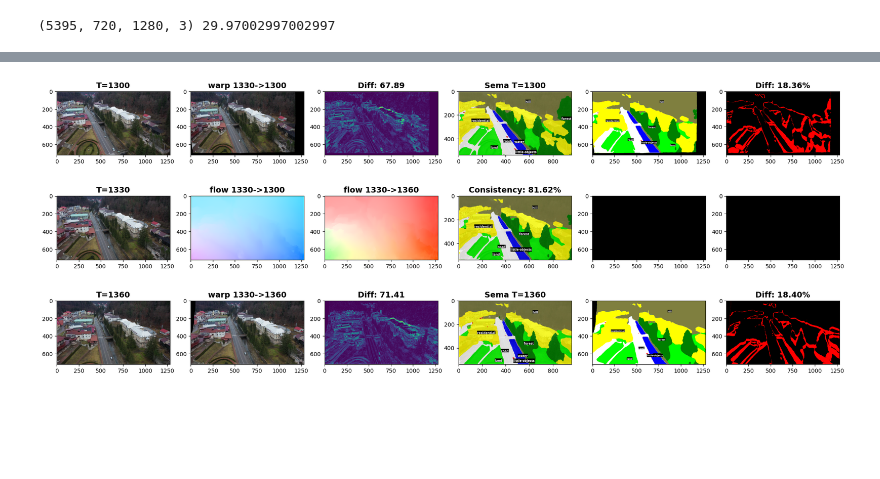
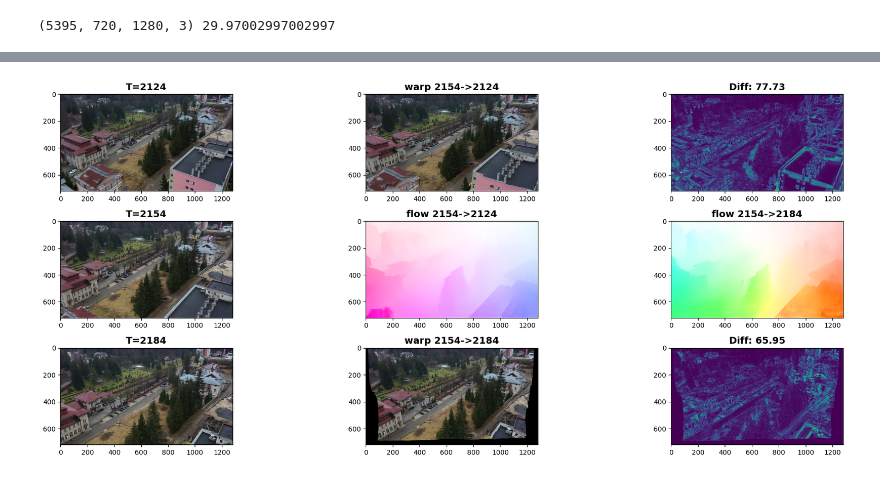
Before and after one commit to Meehai/video-representations-extractor, a Jupyter notebook: examples/flow_warping_consistency/flow_warping_consistency.ipynb, the cells around one changed output, grey strips where cells are left out. Drawn from its saved outputs; the diff is of its cells as text; code cells hidden in the pictures; blank space fills up the shorter version.

```diff
--- a/examples/flow_warping_consistency/flow_warping_consistency.ipynb
+++ b/examples/flow_warping_consistency/flow_warping_consistency.ipynb
@@ -12,7 +12,7 @@ from vre import FFmpegVideo
 from vre_repository.optical_flow.raft import FlowRaft
 from vre_repository.semantic_segmentation.safeuav import SafeUAV
 
-device = "cuda" if tr.cuda.is_available() else "cpu"
+device = "cpu"#"cuda" if tr.cuda.is_available() else "cpu"
 
 %load_ext autoreload
 %autoreload 2
@@ -77,15 +78,15 @@ delta = 30
 raft_r.delta = delta
 raft_l.delta = -delta
 
-ixs = sorted([np.random.randint(0, len(video) - 1) for _ in range(mb)])
-# ixs = [900]
+ixs = sorted([np.random.randint(delta, len(video) - delta - 1) for _ in range(mb)])
+ixs = [2154]
 ixs_l = [ix + raft_l.delta for ix in ixs]
 ixs_r = [ix + raft_r.delta for ix in ixs]
 print(f"{ixs=}, {ixs_l=}, {ixs_r=}")
 
 rgbs = video[ixs]
-rgb_l = video[ixs_l]
-rgb_r = video[ixs_r]
+rgbs_l = video[ixs_l]
+rgbs_r = video[ixs_r]
 
 flow_l = vre_inference(raft_l, video, ixs)
 flow_r = vre_inference(raft_r, video, ixs)
@@ -93,46 +94,48 @@ flow_l_img = raft_l.make_images(raft_l.data)
 flow_r_img = raft_r.make_images(raft_r.data)
 
 print(np.array(flow_l).reshape(-1, 2).mean(0), "\n", np.array(flow_r).reshape(-1, 2).mean(0))
-rgb_warp_l = warp_image_torch(rgbs, flow_l)
-rgb_warp_r = warp_image_torch(rgbs, flow_r)
+rgb_warp_l = warp_image(rgbs, flow_l)
+rgb_warp_r = warp_image(rgbs, flow_r)
 Mask_l = rgb_warp_l.sum(-1, keepdims=True) != 0
 Mask_r = rgb_warp_r.sum(-1, keepdims=True) != 0
 
-diffs_l = ((rgb_l.astype(np.float32) - rgb_warp_l).__abs__() * Mask_l).sum(-1)
-diffs_r = ((rgb_r.astype(np.float32) - rgb_warp_r).__abs__() * Mask_r).sum(-1)
-# diffs_l2 = ((rgb_l.astype(np.float32) - rgb_warp_r).__abs__() * Mask_l).sum(-1)
-# diffs_r2 = ((rgb_r.astype(np.float32) - rgb_warp_l).__abs__() * Mask_r).sum(-1)
+diffs_l = ((rgbs_l.astype(np.float32) - rgb_warp_l).__abs__() * Mask_l).sum(-1)
+diffs_r = ((rgbs_r.astype(np.float32) - rgb_warp_r).__abs__() * Mask_r).sum(-1)
+diffs_l2 = ((rgbs_l.astype(np.float32) - rgb_warp_r).__abs__() * Mask_l).sum(-1)
+diffs_r2 = ((rgbs_r.astype(np.float32) - rgb_warp_l).__abs__() * Mask_r).sum(-1)
+print(diffs_l.mean(), diffs_l2.mean())
+print(diffs_r.mean(), diffs_r2.mean())
 
-sema = vre_inference(safeuav, video, ixs).argmax(-1)
-sema_img = safeuav.make_images(safeuav.data)
-sema_l = vre_inference(safeuav, video, ixs_l).argmax(-1)
-sema_l_img = safeuav.make_images(safeuav.data)
-sema_r = vre_inference(safeuav, video, ixs_r).argmax(-1)
-sema_r_img = safeuav.make_images(safeuav.data)
+# sema = vre_inference(safeuav, video, ixs).argmax(-1)
+# sema_img = safeuav.make_images(safeuav.data)
+# sema_l = vre_inference(safeuav, video, ixs_l).argmax(-1)
+# sema_l_img = safeuav.make_images(safeuav.data)
+# sema_r = vre_inference(safeuav, video, ixs_r).argmax(-1)
+# sema_r_img = safeuav.make_images(safeuav.data)
 
-sema_warp_l = warp_image_torch(sema[..., None], flow_l)[..., 0].round().astype(np.uint8)
-sema_warp_r = warp_image_torch(sema[..., None], flow_r)[..., 0].round().astype(np.uint8)
+# sema_warp_l = warp_image_torch(sema[..., None], flow_l)[..., 0].round().astype(np.uint8)
+# sema_warp_r = warp_image_torch(sema[..., None], flow_r)[..., 0].round().astype(np.uint8)
 
-sema_warp_l_img = colorize_semantic_segmentation(sema_warp_l, safeuav.classes, safeuav.color_map) * Mask_l
-sema_warp_r_img = colorize_semantic_segmentation(sema_warp_r, safeuav.classes, safeuav.color_map) * Mask_r
-red = np.array([[0, 0, 0], [255, 0, 0]])
-diff_sema_l = ((sema_l != sema_warp_l) * Mask_l[..., 0]).astype(int)
-diff_sema_r = ((sema_r != sema_warp_r) * Mask_r[..., 0]).astype(int)
-score = 1 - (diff_sema_l + diff_sema_r) / 2
+# sema_warp_l_img = colorize_semantic_segmentation(sema_warp_l, safeuav.classes, safeuav.color_map) * Mask_l
+# sema_warp_r_img = colorize_semantic_segmentation(sema_warp_r, safeuav.classes, safeuav.color_map) * Mask_r
+# red = np.array([[0, 0, 0], [255, 0, 0]])
+# diff_sema_l = ((sema_l != sema_warp_l) * Mask_l[..., 0]).astype(int)
+# diff_sema_r = ((sema_r != sema_warp_r) * Mask_r[..., 0]).astype(int)
+# score = 1 - (diff_sema_l + diff_sema_r) / 2
 
 for i in range(mb):
-    fig, ax = plt.subplots(3, 6, figsize=(20, 8))
+    fig, ax = plt.subplots(3, 3, figsize=(20, 8))
     ax[0, 0].set_title(f"T={ixs_l[i]}", fontsize=14, fontweight="bold")
-    ax[0, 0].imshow(rgb_l[i])
+    ax[0, 0].imshow(rgbs_l[i])
     ax[0, 1].set_title(f"warp {ixs[i]}->{ixs_l[i]}", fontsize=14, fontweight="bold")
     ax[0, 1].imshow(rgb_warp_l[i].round().astype(np.uint8))
     ax[0, 2].set_title(f"Diff: {diffs_l.mean().item():.2f}", fontsize=14, fontweight="bold")
     ax[0, 2].imshow(mm(diffs_l[i]))
-    ax[0, 3].set_title(f"Sema T={ixs_l[i]}", fontsize=14, fontweight="bold")
-    ax[0, 3].imshow(sema_l_img[i])
-    ax[0, 4].imshow(sema_warp_l_img[i])
-    ax[0, 5].set_title(f"Diff: {diff_sema_l[i].mean()*100:.2f}%", fontsize=14, fontweight="bold")
-    ax[0, 5].imshow(red[diff_sema_l[i]])
+    # ax[0, 3].set_title(f"Sema T={ixs_l[i]}", fontsize=14, fontweight="bold")
+    # ax[0, 3].imshow(sema_l_img[i])
+    # ax[0, 4].imshow(sema_warp_l_img[i])
+    # ax[0, 5].set_title(f"Diff: {diff_sema_l[i].mean()*100:.2f}%", fontsize=14, fontweight="bold")
+    # ax[0, 5].imshow(red[diff_sema_l[i]])
 
     ax[1, 0].set_title(f"T={ixs[i]}", fontsize=14, fontweight="bold")
     ax[1, 0].imshow(video[ixs[i]])
@@ -140,22 +143,22 @@ for i in range(mb):
     ax[1, 1].imshow(flow_l_img[i])
     ax[1, 2].set_title(f"flow {ixs[i]}->{ixs_r[i]}", fontsize=14, fontweight="bold")
     ax[1, 2].imshow(flow_r_img[i])
-    ax[1, 3].set_title(f"Consistency: {score[i].mean() * 100:.2f}%", fontsize=14, fontweight="bold")
-    ax[1, 3].imshow(sema_img[i])
-    ax[1, 4].imshow(video[ixs[i]] * 0)
-    ax[1, 5].imshow(video[ixs[i]] * 0)
+    # ax[1, 3].set_title(f"Consistency: {score[i].mean() * 100:.2f}%", fontsize=14, fontweight="bold")
+    # ax[1, 3].imshow(sema_img[i])
+    # ax[1, 4].imshow(video[ixs[i]] * 0)
+    # ax[1, 5].imshow(video[ixs[i]] * 0)
 
     ax[2, 0].set_title(f"T={ixs_r[i]}", fontsize=14, fontweight="bold")
-    ax[2, 0].imshow(rgb_r[i])
+    ax[2, 0].imshow(rgbs_r[i])
     ax[2, 1].set_title(f"warp {ixs[i]}->{ixs_r[i]}", fontsize=14, fontweight="bold")
     ax[2, 1].imshow(rgb_warp_r[i].round().astype(np.uint8))
     ax[2, 2].set_title(f"Diff: {diffs_r.mean().item():.2f}", fontsize=14, fontweight="bold")
     ax[2, 2].imshow(mm(diffs_r[i]))
-    ax[2, 3].set_title(f"Sema T={ixs_r[i]}", fontsize=14, fontweight="bold")
-    ax[2, 3].imshow(sema_r_img[i])
-    ax[2, 4].imshow(sema_warp_r_img[i])
-    ax[2, 5].set_title(f"Diff: {diff_sema_r[i].mean() * 100:.2f}%", fontsize=14, fontweight="bold")
-    ax[2, 5].imshow(red[diff_sema_r[i]])
+    # ax[2, 3].set_title(f"Sema T={ixs_r[i]}", fontsize=14, fontweight="bold")
+    # ax[2, 3].imshow(sema_r_img[i])
+    # ax[2, 4].imshow(sema_warp_r_img[i])
+    # ax[2, 5].set_title(f"Diff: {diff_sema_r[i].mean() * 100:.2f}%", fontsize=14, fontweight="bold")
+    # ax[2, 5].imshow(red[diff_sema_r[i]])
 
 fig.tight_layout()
 plt.show()
@@ -166 +171 @@ ixs=[1330], ixs_l=[1300], ixs_r=[1360]
-[figure, old version]
+[figure, new version]
```
Also changed, not shown: parts of 3 cells of this notebook, 1 other file.
